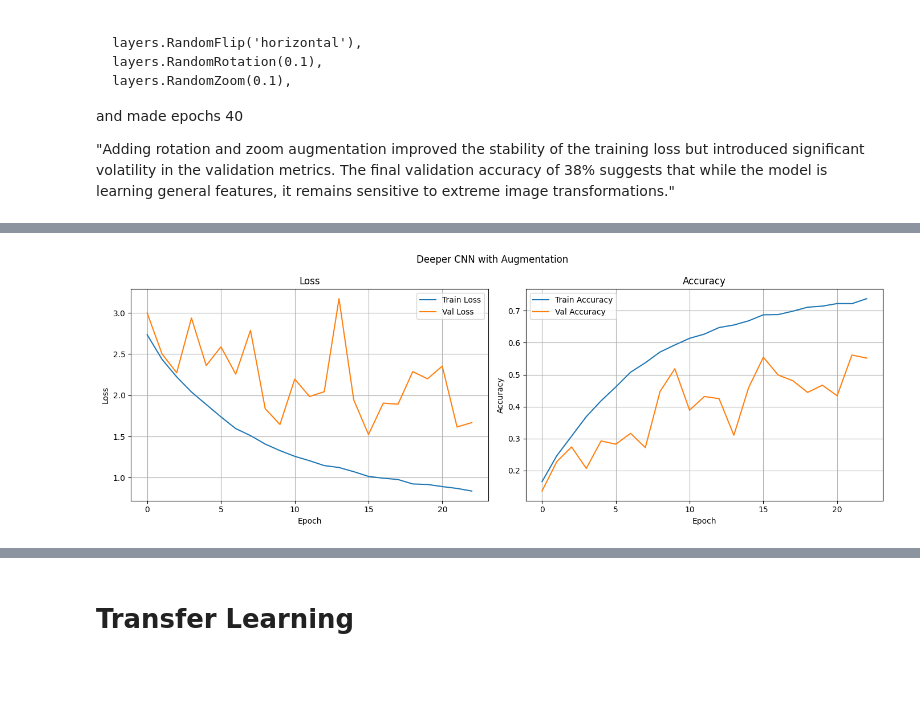
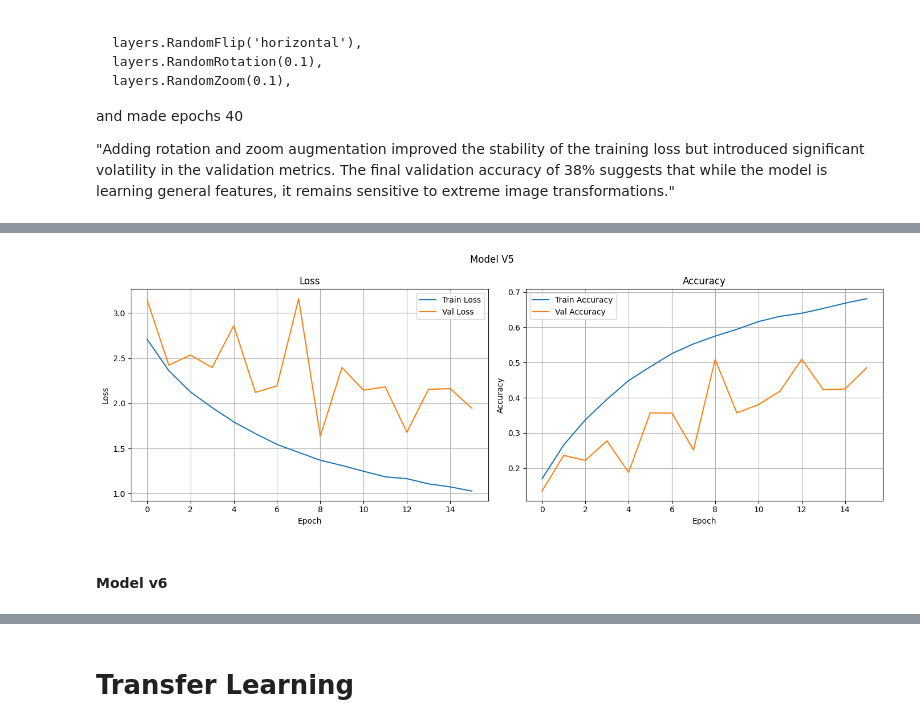
Before and after one commit to McDonaghMichael/MachineLearningNotebook, a Jupyter notebook: project/project.ipynb, the cells around one changed output, grey strips where cells are left out. Drawn from its saved outputs; the diff is of its cells as text; code cells hidden in the pictures; blank space fills up the shorter version.

```diff
--- a/project/project.ipynb
+++ b/project/project.ipynb
@@ -314,13 +361,29 @@ This is a clear sign of overfitting, as the training loss decreases while valida
 
 To combat this, will add a dropout to the neural network, and augment the data such as rotating images etc
 # %%
-EPOCHS = 20
+start_time = time.time()
 
-history = model.fit(
+EPOCHS=20
+
+baseline_model_history = baseline_model.fit(
     train_ds,
     validation_data=val_ds,
     epochs=EPOCHS,
     class_weight=class_weights
 )
+
+end_time = time.time()
+total_time = end_time - start_time
+
+model_performance_tracker["Baseline CNN"] = {
+    "Total Time (s)": round(total_time, 2),
+    "Time/Epoch (s)": round(total_time / EPOCHS, 2),
+    "Epochs": EPOCHS,
+    "Image Size:" IMAGE_SIZE,
+    "Final Train Acc": round(baseline_model_history.history['accuracy'][-1], 4),
+    "Final Val Acc": round(baseline_model_history.history['val_accuracy'][-1], 4),
+    "Final Train Loss": round(baseline_model_history.history['loss'][-1], 4),
+    "Final Val Loss": round(baseline_model_history.history['val_loss'][-1], 4)
+}
 # %% [output]
 Epoch 1/20
@@ -667,5 +748,5 @@ plot_history(his, title='Augmented')
 # %%
-def build_food_cnn_v3(input_shape, num_classes):
+def build_food_cnn_v5(input_shape, num_classes):
     model = keras.Sequential([
         layers.Input(shape=input_shape),
 
@@ -699,9 +780,9 @@ def build_food_cnn_v3(input_shape, num_classes):
     ])
     return model
 
-m3 = build_food_cnn_v3(input_shape=(128, 128, 3), num_classes=NUM_CLASSES)
+build_food_cnn_v5_model = build_food_cnn_v5(input_shape=(128, 128, 3), num_classes=NUM_CLASSES)
 
-m3.compile(
+build_food_cnn_v5_model.compile(
     optimizer=keras.optimizers.Adam(learning_rate=0.001),
     loss='sparse_categorical_crossentropy',
     metrics=['accuracy']
@@ -713,14 +794,30 @@ callback = keras.callbacks.EarlyStopping(
     restore_best_weights=True
 )
 
-history_v3 = m3.fit(
+start_time = time.time()
+EPOCHS=40
+
+build_food_cnn_v5_model_history = build_food_cnn_v5_model.fit(
     train_ds,
     validation_data=val_ds,
-    epochs=40,
+    epochs=EPOCHS,
     class_weight=class_weights,
     callbacks=[callback]
 )
 
-plot_history(history_v3, title='Deeper CNN with Augmentation')
+end_time = time.time()
+total_time = end_time - start_time
+
+model_performance_tracker["Model V5"] = {
+    "Total Time (s)": round(total_time, 2),
+    "Time/Epoch (s)": round(total_time / EPOCHS, 2),
+    "Epochs": EPOCHS,
+    "Final Train Acc": round(build_food_cnn_v5_model_history.history['accuracy'][-1], 4),
+    "Final Val Acc": round(build_food_cnn_v5_model_history.history['val_accuracy'][-1], 4),
+    "Final Train Loss": round(build_food_cnn_v5_model_history.history['loss'][-1], 4),
+    "Final Val Loss": round(build_food_cnn_v5_model_history.history['val_loss'][-1], 4)
+}
+
+plot_history(build_food_cnn_v5_model_history, title='Model V5')
 # %% [output]
 Epoch 1/40
@@ -743,2 +840,4 @@ Epoch 23/40
-[figure, old version]
+[figure, new version]
+# %% [markdown]
+#### Model v6
 # %%
```
Also changed, not shown: parts of 53 cells of this notebook, 24 other files.
